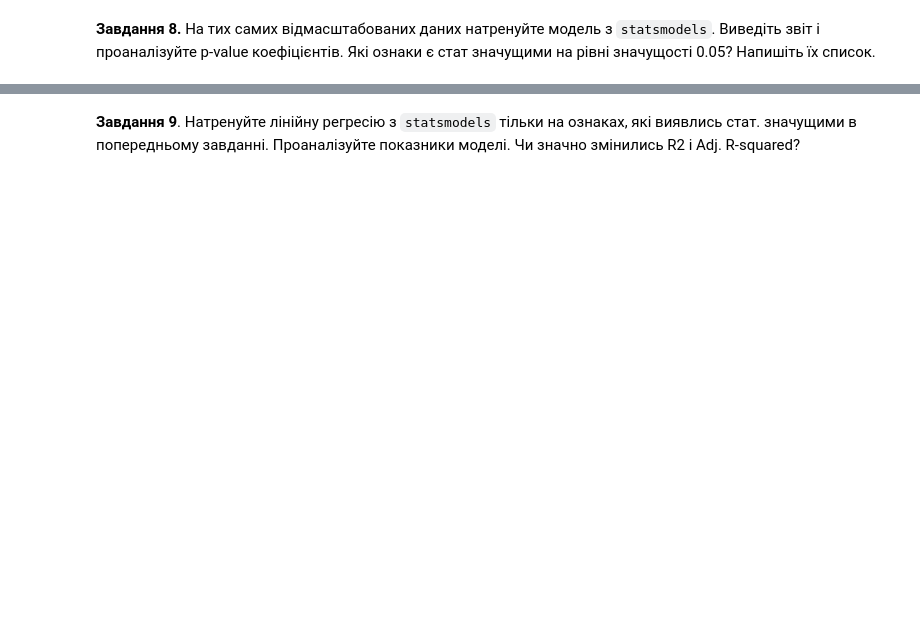
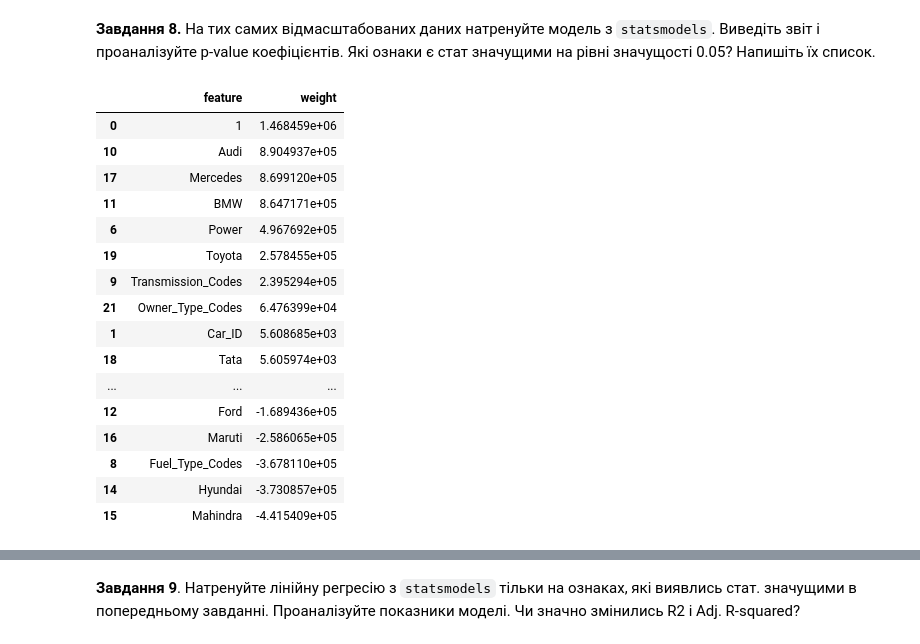
Before and after one commit to ElenaKzm/Python-for-DS, a Jupyter notebook: HW_2_1_Лінійна_регресія_від_багатьох_змінних.ipynb, the cells around one changed output, grey strips where cells are left out. Cells and saved outputs as stored; diff of their text form; code cells hidden in the pictures; blank space fills up the shorter version.

```diff
--- a/HW_2_1_Лінійна_регресія_від_багатьох_змінних.ipynb
+++ b/HW_2_1_Лінійна_регресія_від_багатьох_змінних.ipynb
@@ -450,2 +474,28 @@ weights_df.sort_values('weight', ascending=False)
 # %% [markdown]
 **Завдання 8.** На тих самих відмасштабованих даних натренуйте модель з `statsmodels`. Виведіть звіт і проаналізуйте p-value коефіцієнтів. Які ознаки є стат значущими на рівні значущості 0.05? Напишіть їх список.
+# %%
+model_ols = sm.OLS(y_train,X_train_scaled).fit()
+# %%
+weights_ols = pd.DataFrame({
+    'feature': np.append(1, column_names),
+    'weight': np.array(model_ols.params)
+})
+weights_ols.sort_values('weight', ascending=False)
+# %% [output]
+|  | feature | weight |
+| 0 | 1 | 1.468459e+06 |
+| 10 | Audi | 8.904937e+05 |
+| 17 | Mercedes | 8.699120e+05 |
+| 11 | BMW | 8.647171e+05 |
+| 6 | Power | 4.967692e+05 |
+| 19 | Toyota | 2.578455e+05 |
+| 9 | Transmission_Codes | 2.395294e+05 |
+| 21 | Owner_Type_Codes | 6.476399e+04 |
+| 1 | Car_ID | 5.608685e+03 |
+| 18 | Tata | 5.605974e+03 |
+| ... | ... | ... |
+| 12 | Ford | -1.689436e+05 |
+| 16 | Maruti | -2.586065e+05 |
+| 8 | Fuel_Type_Codes | -3.678110e+05 |
+| 14 | Hyundai | -3.730857e+05 |
+| 15 | Mahindra | -4.415409e+05 |
```
Also changed, not shown: parts of 17 cells of this notebook.
